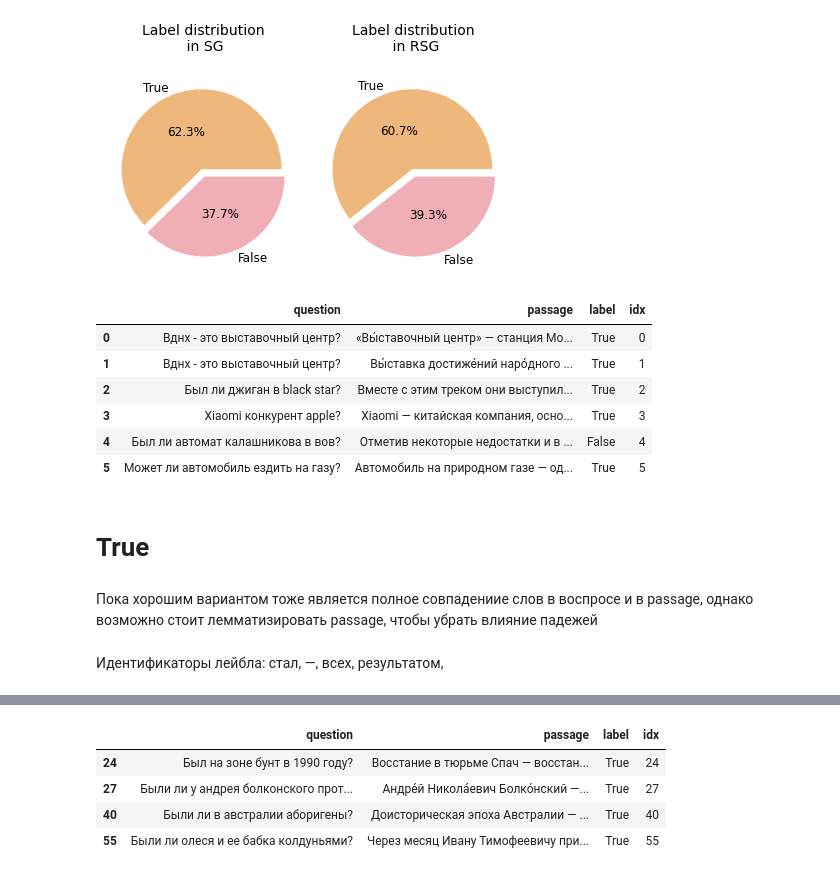
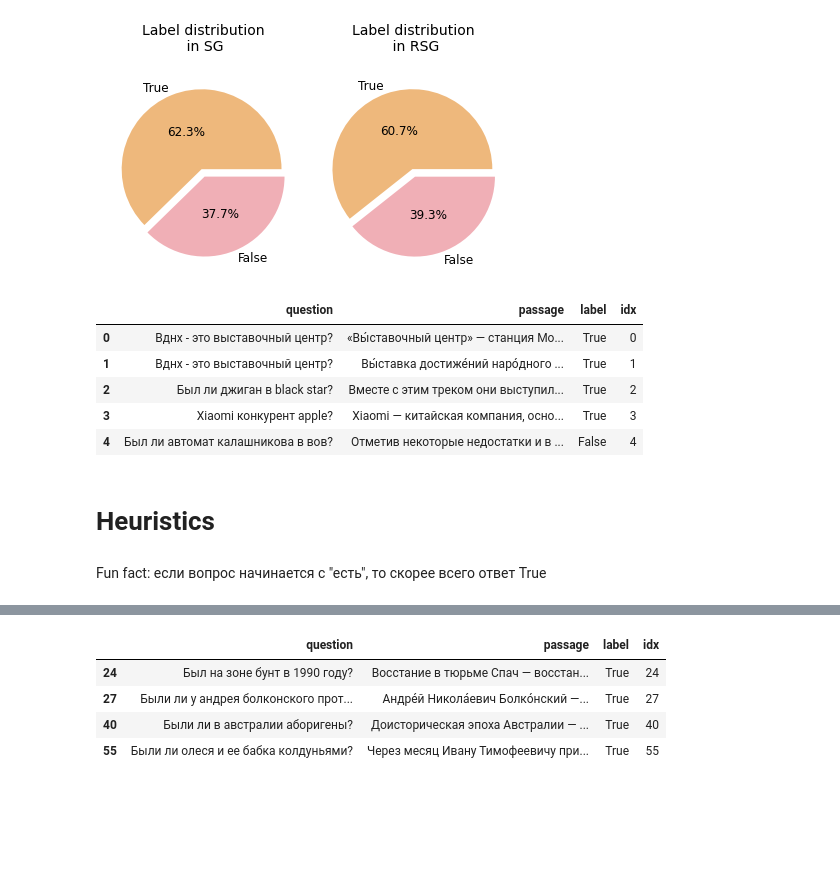
Before and after one commit to tatiana-iazykova/2020_HACK_RUSSIANSUPERGLUE, a Jupyter notebook: RSG_DaNetQA.ipynb, the cells around one changed output, grey strips where cells are left out. Saved outputs shown, nothing was run; the diff lists cells and outputs as text; code cells hidden in the pictures; blank space fills up the shorter version.

Commit message:
Heuristics developed

```diff
--- a/RSG_DaNetQA.ipynb
+++ b/RSG_DaNetQA.ipynb
@@ -185,18 +185,13 @@ plt.show()
 [figure]
 [figure]
 # %%
-df.head(6)
+df.head()
 # %% [output]
 |  | question | passage | label | idx |
 | 0 | Вднх - это выставочный центр? | «Вы́ставочный центр» — станция Мо... | True | 0 |
 | 1 | Вднх - это выставочный центр? | Вы́ставка достиже́ний наро́дного ... | True | 1 |
 | 2 | Был ли джиган в black star? | Вместе с этим треком они выступил... | True | 2 |
 | 3 | Xiaomi конкурент apple? | Xiaomi — китайская компания, осно... | True | 3 |
 | 4 | Был ли автомат калашникова в вов? | Отметив некоторые недостатки и в ... | False | 4 |
-| 5 | Может ли автомобиль ездить на газу? | Автомобиль на природном газе — од... | True | 5 |
 # %% [markdown]
-# True
+# Heuristics
-# %% [markdown]
-Пока хорошим вариантом тоже является полное совпадениие слов в воспросе и в passage, однако возможно стоит лемматизировать passage, чтобы убрать влияние падежей
-# %% [markdown]
-Идентификаторы лейбла: стал, —, всех, результатом,
@@ -202,0 +200,2 @@ df.head(6)
+# %% [markdown]
+Fun fact: если вопрос начинается с "есть", то скорее всего ответ True
```
Also changed, not shown: parts of 20 cells of this notebook.
